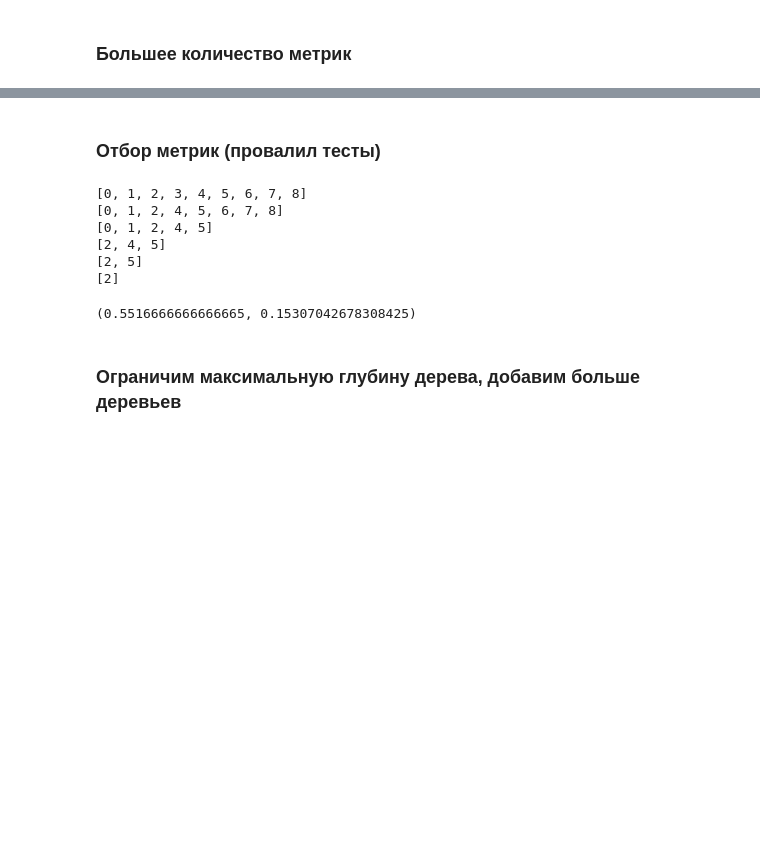
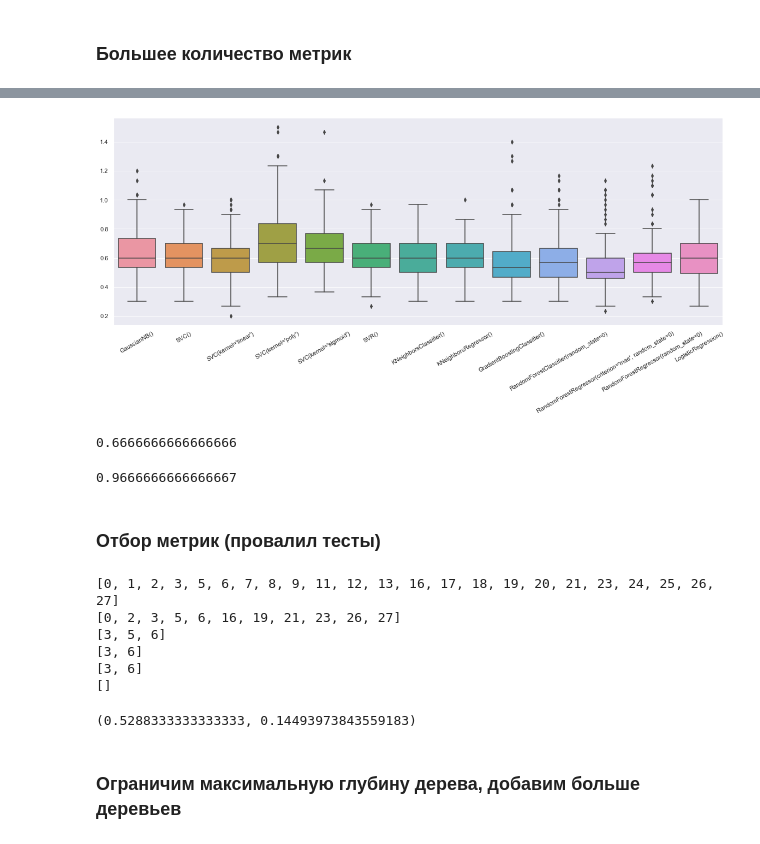
Before and after one commit to Indevem/medical-imaging-evaluation, a Jupyter notebook: model/in_progress_daria.ipynb, the cells around one changed output, grey strips where cells are left out. Saved outputs shown, nothing was run; the diff lists cells and outputs as text; code cells hidden in the pictures; blank space fills up the shorter version.

```diff
--- a/model/in_progress_daria.ipynb
+++ b/model/in_progress_daria.ipynb
@@ -323,0 +439,26 @@ mean_absolute_error(model.predict(val_df), val_labels)
+# %%
+models = [
+    GaussianNB(),
+    SVC(),
+    SVC(kernel='linear'),
+    SVC(kernel='sigmoid'),
+    SVR(),
+    KNeighborsClassifier(),
+    KNeighborsRegressor(),
+    GradientBoostingClassifier(),
+    RandomForestClassifier(random_state=0),
+    RandomForestRegressor(random_state=0, criterion='mae'),
+    RandomForestRegressor(random_state=0),
+    LogisticRegression(),
+]
+
+means = []
+stds = []
+scores = []
+for model in models:
+    print(model, end=': ')
+    rounded = bootstrap(RoundRegressor(model), X, y)
+    scores.append(rounded)
+    means.append(rounded.mean())
+    print(means[-1])
+    stds.append(rounded.std())
@@ -324,21 +485,39 @@ mean_absolute_error(model.predict(val_df), val_labels)
+# %%
+plt.figure(figsize=(20, 7))
+ax = sns.boxplot(data=pd.DataFrame(scores, [str(i) for i in models]).T)
+ax.set_xticklabels(ax.get_xticklabels(),rotation=30)
+plt.show()
+# %% [output]
+[figure, added]
+# %%
+model = RoundRegressor(RandomForestRegressor(random_state=0, criterion='mae')).fit(train_df, train_labels)
+mean_absolute_error(model.predict(val_df), val_labels)
+# %% [output]
+0.6666666666666666
+# %%
+model = LogisticRegression().fit(train_df, train_labels)
+mean_absolute_error(model.predict(val_df), val_labels)
+# %% [output]
+0.9666666666666667
 # %% [markdown]
 ### Отбор метрик (провалил тесты)
 # %%
 for th in [0.01, 0.02, 0.05, 0.1, 0.2, 0.3]:
     model = SelectFromModel(RandomForestRegressor(random_state=0, criterion='mae'), threshold=th).fit(train_df, train_labels)
-    print([i for i in range(9) if model.get_support()[i]])
+    print([i for i in range(28) if model.get_support()[i]])
 # %% [output]
-[0, 1, 2, 3, 4, 5, 6, 7, 8]
-[0, 1, 2, 4, 5, 6, 7, 8]
-[0, 1, 2, 4, 5]
-[2, 4, 5]
-[2, 5]
-[2]
+[0, 1, 2, 3, 5, 6, 7, 8, 9, 11, 12, 13, 16, 17, 18, 19, 20, 21, 23, 24, 25, 26, 27]
+[0, 2, 3, 5, 6, 16, 19, 21, 23, 26, 27]
+[3, 5, 6]
+[3, 6]
+[3, 6]
+[]
 # %%
-bt = bootstrap(RoundRegressor(RandomForestRegressor(random_state=0, criterion='mae')), [x[:,[0, 1, 2, 4, 5]] for x in X], y)
+bt = bootstrap(RoundRegressor(RandomForestRegressor(random_state=0, criterion='mae')),
+               [x[:,[0, 2, 3, 5, 6, 16, 19, 21, 23, 26, 27]] for x in X], y)
 bt.mean(), bt.std()
 # %% [output]
-(0.5516666666666665, 0.15307042678308425)
+(0.5288333333333333, 0.14493973843559183)
 # %% [markdown]
 ### Ограничим максимальную глубину дерева, добавим больше деревьев
 # %%
```
Also changed, not shown: parts of 27 cells of this notebook, 1 other file.
